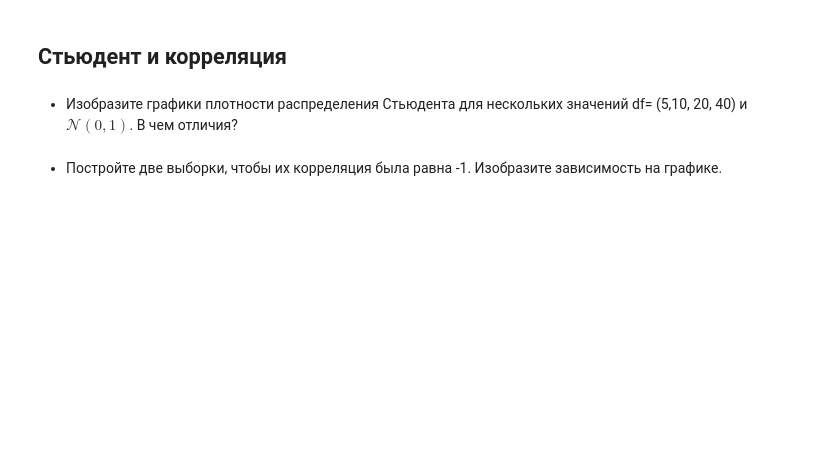
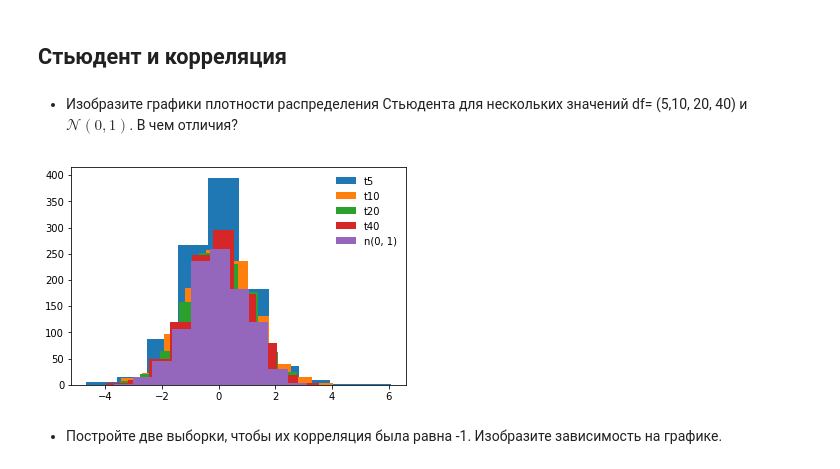
Before and after one commit to alexpon92/ntlg_test, a Jupyter notebook: Python/hw_10/hw_stat_tests.ipynb, the cells around one changed output. Drawn from its saved outputs; the diff is of its cells as text; code cells hidden in the pictures; blank space fills up the shorter version.

```diff
--- a/Python/hw_10/hw_stat_tests.ipynb
+++ b/Python/hw_10/hw_stat_tests.ipynb
@@ -176,2 +314,23 @@ norm_rv = stats.norm(0, 2)
+# %%
+t5 = t(df=5).rvs(1000)
+t10 = t(10).rvs(1000)
+t20 = t(20).rvs(1000)
+t40 = t(40).rvs(1000)
+norm = stats.norm(0, 1).rvs(1000)
+
+fig, ax = plt.subplots(1, 1)
+
+ax.hist(t5, histtype='stepfilled', label='t5')
+ax.hist(t10, histtype='stepfilled', label='t10')
+ax.hist(t20, histtype='stepfilled', label='t20')
+ax.hist(t40, histtype='stepfilled', label='t40')
+ax.hist(norm, histtype='stepfilled', label='n(0, 1)')
+ax.legend(loc='best', frameon=False)
+plt.show()
+
+# Отличие в том, что чем больше степеней свободы
+# тем ближе мы к нормальному распределению с параметрами (0, 1) и тем кучнее распределены случайные значения
+# %% [output]
+[figure, added]
 # %% [markdown]
 - Постройте две выборки, чтобы их корреляция была равна -1. Изобразите зависимость на графике.
```
Also changed, not shown: parts of 40 cells of this notebook.
